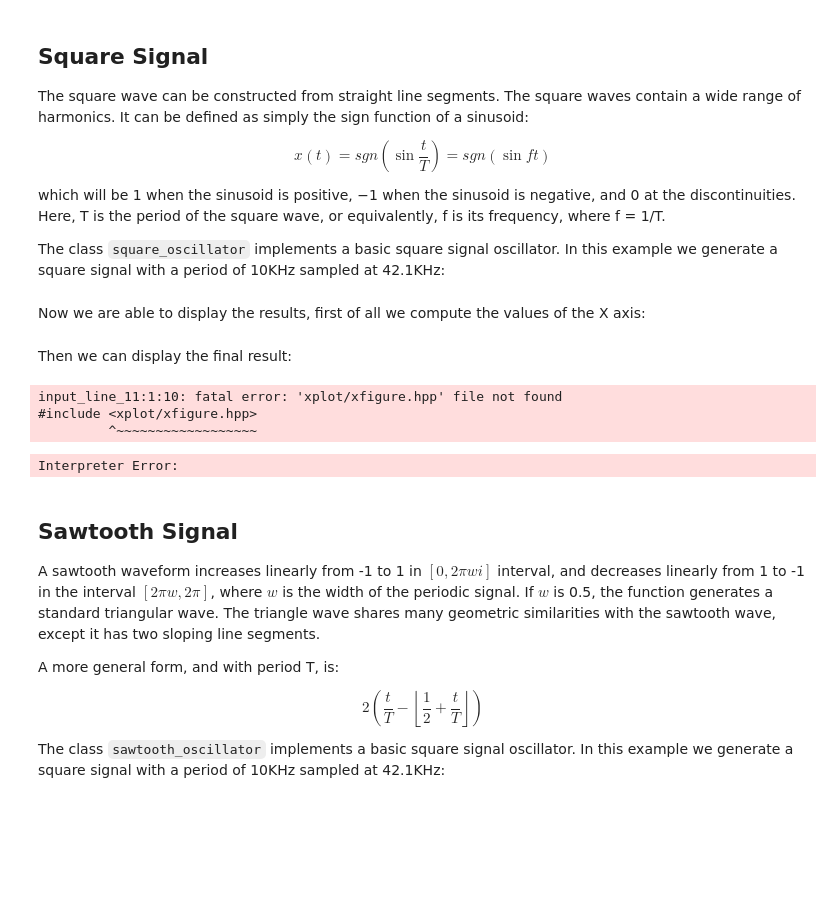
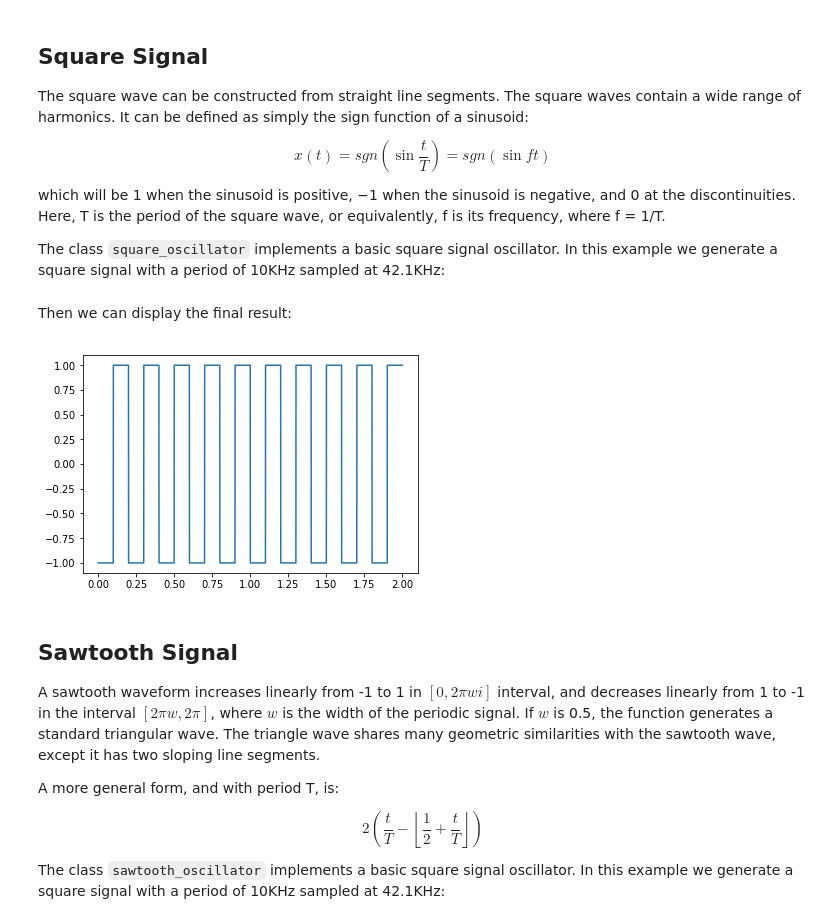
Before and after one commit to mohabouje/eDSP, a Jupyter notebook: notebooks/Oscillators.ipynb, the cells around one changed output. Cells and saved outputs as stored; diff of their text form; code cells hidden in the pictures; blank space fills up the shorter version.

Commit message:
Finishing the tests and the implementation of the oscillators module

```diff
--- a/notebooks/Oscillators.ipynb
+++ b/notebooks/Oscillators.ipynb
@@ -43,2 +23,0 @@ std::generate(data.begin(), data.end(), square);
-# %% [markdown]
-Now we are able to display the results, first of all we compute the values of the X axis:
@@ -51,29 +24,26 @@ algorithm::linspace(x.begin(), 0, duration_secs, samples);
+# %%
+import pedsp.oscillator as oscillator
+import pedsp.algorithm as algorithm
+import matplotlib.pyplot as plt
+import numpy as np
+
+amplitude = 1.;
+sample_rate = 8000;
+frequency = 5;
+duration_secs = 2;
+samples = int(duration_secs * sample_rate);
+duty = 0.5;
+
+square = oscillator.Square(amp=amplitude, sr=sample_rate, f=frequency, duty=duty)
+data = square.generate(N=samples)
 # %% [markdown]
 Then we can display the final result:
-# %%
-#include <xplot/xfigure.hpp>
-#include <xplot/xmarks.hpp>
-#include <xplot/xaxes.hpp>
-
-xpl::linear_scale sx, sy;
-xpl::lines line(sx, sy);
-line.x = x;
-line.y = data;
-line.colors = std::vector<std::string>({"red"});
-
-xpl::figure fig;
-xpl::axis hx(sx), hy(sy);
-hy.orientation = "vertical";
-
-xpl::figure fig;
-fig.add_axis(hx);
-fig.add_axis(hy);
-fig.add_mark(line)
-# %% [output]
-input_line_11:1:10: fatal error: 'xplot/xfigure.hpp' file not found
-#include <xplot/xfigure.hpp>
-         ^~~~~~~~~~~~~~~~~~~
-Interpreter Error:
+# %%
+t = algorithm.linspace(0, duration_secs, samples)
+plt.plot(t, data)
+plt.show()
+# %% [output]
+[figure, added]
 # %% [markdown]
 ## Sawtooth Signal
 
```
Also changed, not shown: parts of 8 cells of this notebook, 4 other files.
